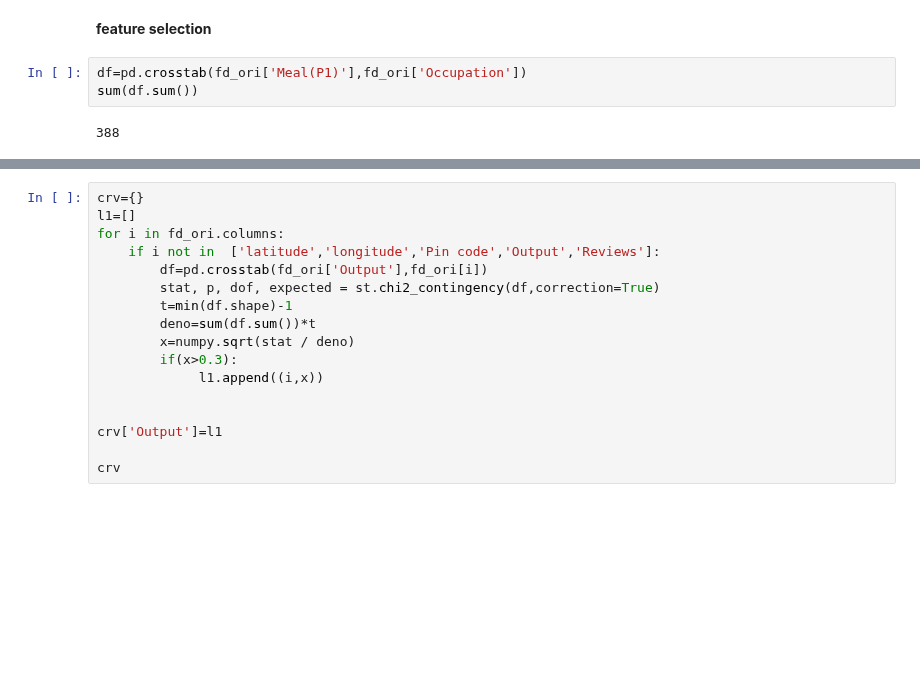
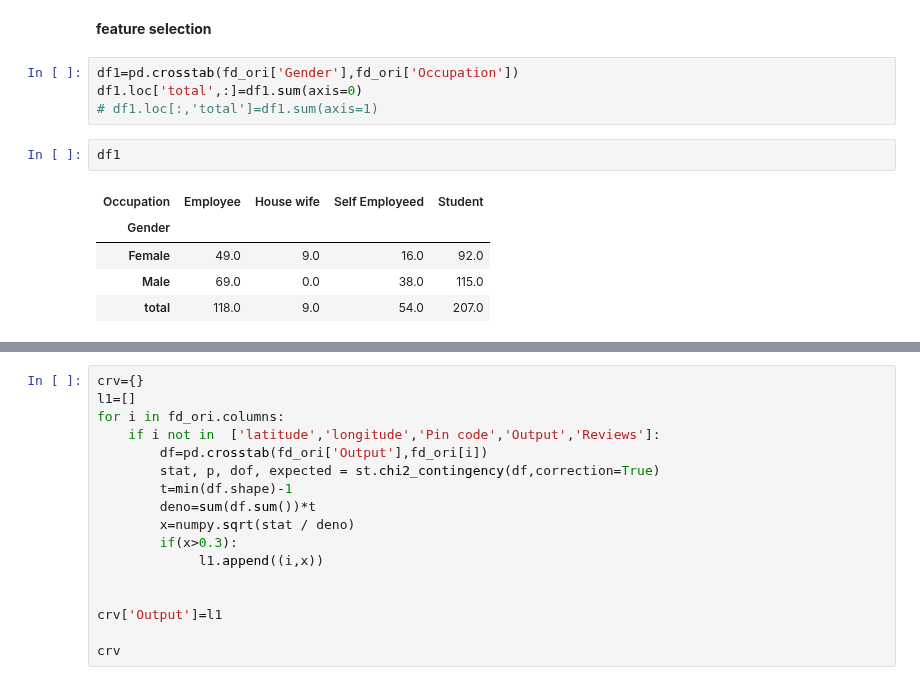
Before and after one commit to nikshingadiya/jupyter, a Jupyter notebook: Machine Learning/Knn/experiment_consumer_buy_or_not.ipynb, the cells around one changed output, grey strips where cells are left out. Drawn from its saved outputs; the diff is of its cells as text; blank space fills up the shorter version.

```diff
--- a/Machine Learning/Knn/experiment_consumer_buy_or_not.ipynb
+++ b/Machine Learning/Knn/experiment_consumer_buy_or_not.ipynb
@@ -218,8 +222,15 @@ likely_cat
  'Reviews': False}
 # %% [markdown]
 <b> feature selection </b>
-# %%
-df=pd.crosstab(fd_ori['Meal(P1)'],fd_ori['Occupation'])
-sum(df.sum())
-# %% [output]
-388
+# %%
+df1=pd.crosstab(fd_ori['Gender'],fd_ori['Occupation'])
+df1.loc['total',:]=df1.sum(axis=0)
+# df1.loc[:,'total']=df1.sum(axis=1)
+# %%
+df1
+# %% [output]
+| Occupation | Employee | House wife | Self Employeed | Student |
+| Gender |  |  |  |  |
+| Female | 49.0 | 9.0 | 16.0 | 92.0 |
+| Male | 69.0 | 0.0 | 38.0 | 115.0 |
+| total | 118.0 | 9.0 | 54.0 | 207.0 |
```
Also changed, not shown: parts of 10 cells of this notebook, 16 other files.
